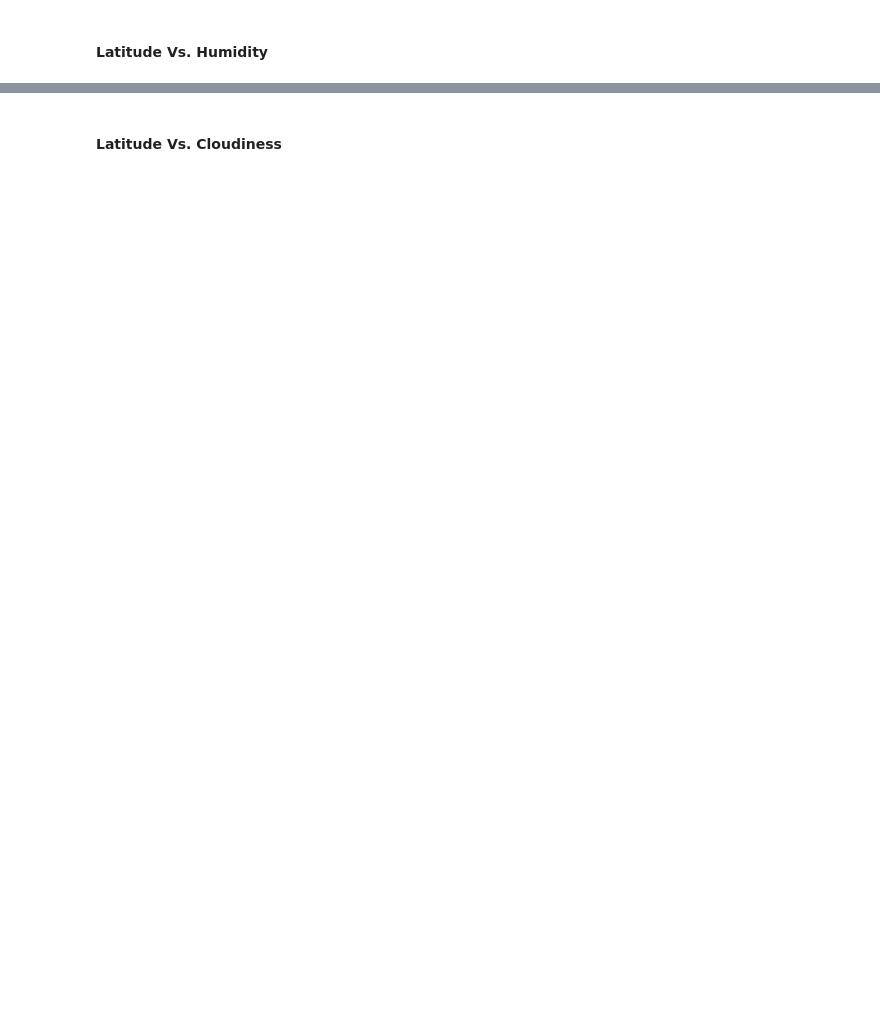
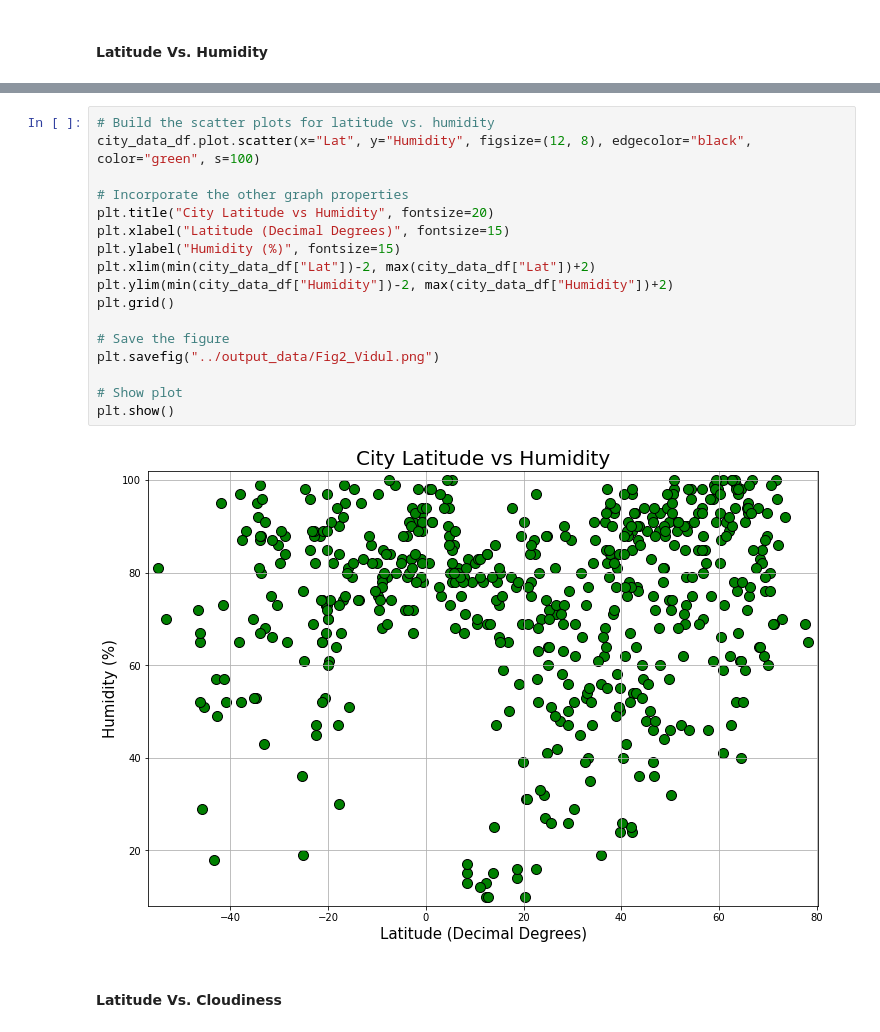
Before and after one commit to TheEvilSombrero/Module-6-Challenge, a Jupyter notebook: starter_code/WeatherPy-Copy1.ipynb, the cells around one changed output, grey strips where cells are left out. Saved outputs shown, nothing was run; the diff lists cells and outputs as text; blank space fills up the shorter version.

```diff
--- a/starter_code/WeatherPy-Copy1.ipynb
+++ b/starter_code/WeatherPy-Copy1.ipynb
@@ -227,2 +213,21 @@ plt.show()
+# %%
+# Build the scatter plots for latitude vs. humidity
+city_data_df.plot.scatter(x="Lat", y="Humidity", figsize=(12, 8), edgecolor="black", color="green", s=100)
+
+# Incorporate the other graph properties
+plt.title("City Latitude vs Humidity", fontsize=20)
+plt.xlabel("Latitude (Decimal Degrees)", fontsize=15)
+plt.ylabel("Humidity (%)", fontsize=15)
+plt.xlim(min(city_data_df["Lat"])-2, max(city_data_df["Lat"])+2)
+plt.ylim(min(city_data_df["Humidity"])-2, max(city_data_df["Humidity"])+2)
+plt.grid()
+
+# Save the figure
+plt.savefig("../output_data/Fig2_Vidul.png")
+
+# Show plot
+plt.show()
+# %% [output]
+[figure, added]
 # %% [markdown]
 #### Latitude Vs. Cloudiness
```
Also changed, not shown: parts of 9 cells of this notebook.
